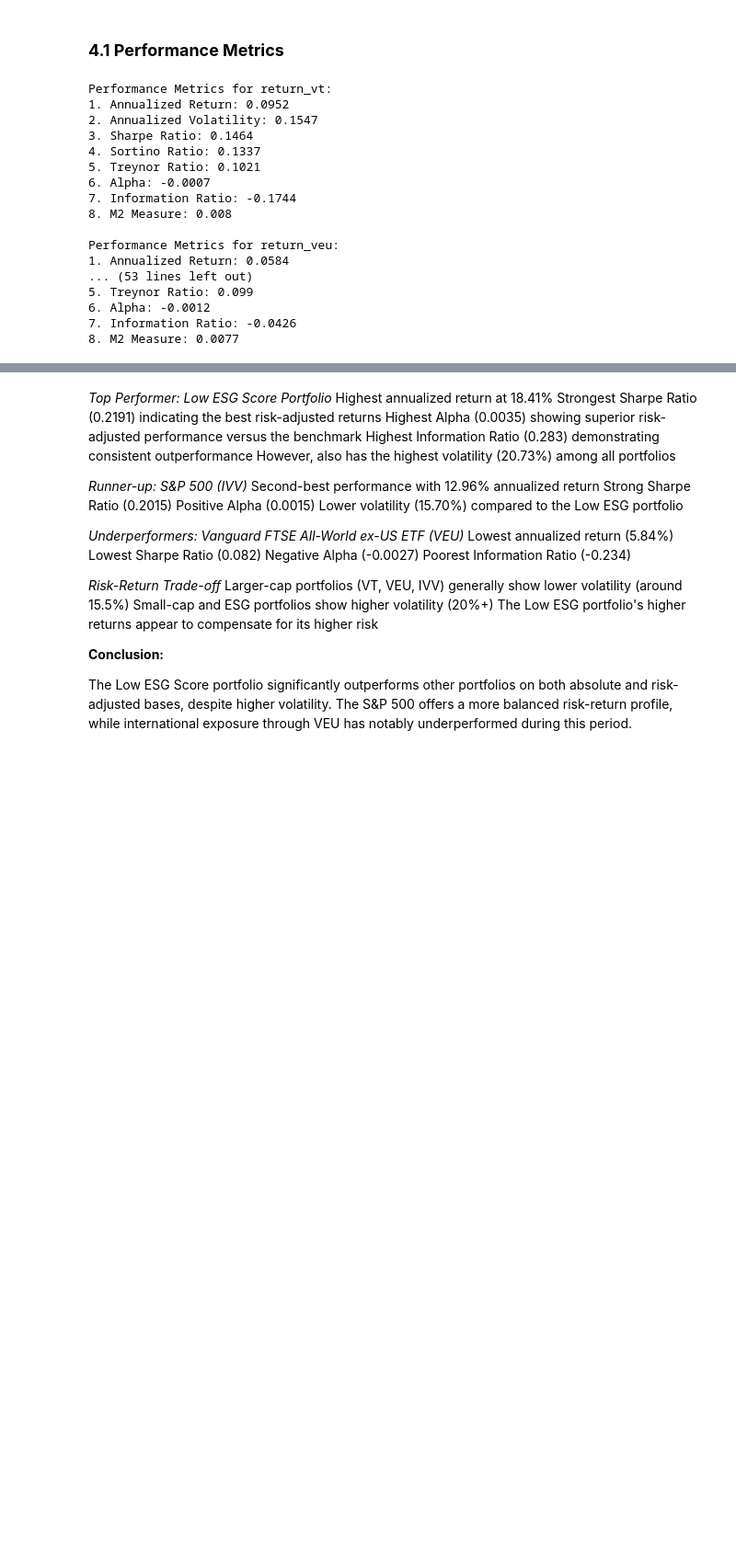
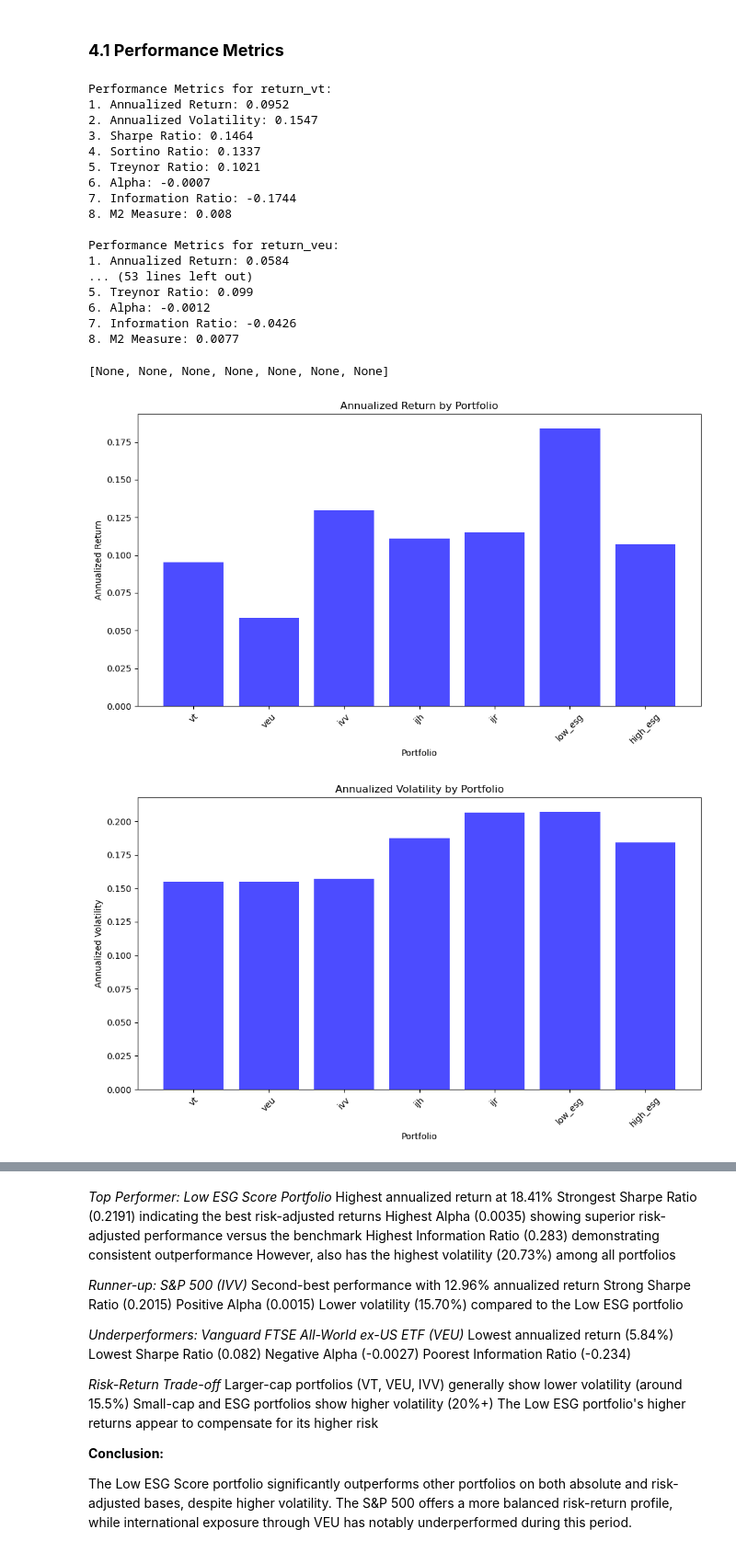
Before and after one commit to lkrsl/multi_factor_modelling_esg_factor_development, a Jupyter notebook: Part2_Factor_Analysis.ipynb, the cells around one changed output, grey strips where cells are left out. Shown at 92% size. Saved outputs shown, nothing was run; the diff lists cells and outputs as text; code cells hidden in the pictures; blank space fills up the shorter version.

Commit message:
changes and added some plots

```diff
--- a/Part2_Factor_Analysis.ipynb
+++ b/Part2_Factor_Analysis.ipynb
@@ -492,3 +492,18 @@ for y_col in y:
   model = runRegression(regression_data, y_col, X)
 
   models[y_col] = model
+# %%
+# Create image of each regression result
+for y_col, model in models.items():
+    fig, ax = plt.subplots(figsize=(12, 8))
+    ax.axis('off')
+    summary_str = model.summary().as_text()
+    ax.text(0.01, 0.99, summary_str, fontsize=10, fontfamily='monospace',
+            verticalalignment='top', horizontalalignment='left',
+            transform=ax.transAxes)
+    plt.title(f"Regression Results for {y_col}", fontsize=14, fontweight='bold')
+    plt.tight_layout()
+    filename = f"{y_col.replace(' ', '_')}_regression_results.png"
+    filepath = os.path.join("__figures", filename)
+    plt.savefig(filepath, dpi=300, bbox_inches='tight')
+    plt.close(fig)
@@ -790,8 +716,8 @@ def calculatePerformanceMetrics(data, column):
 # %%
 portfolios = ['vt', 'veu', 'ivv', 'ijh', 'ijr', 'low_esg', 'high_esg']
 
-for portfolio in portfolios:
-    calculatePerformanceMetrics(regression_data, f"return_{portfolio}")
+metrics = [calculatePerformanceMetrics(regression_data, f"return_{portfolio}") for portfolio in portfolios]
+metrics
 # %% [output]
 Performance Metrics for return_vt:
 1. Annualized Return: 0.0952
@@ -810,3 +736,47 @@ Performance Metrics for return_veu:
 6. Alpha: -0.0012
 7. Information Ratio: -0.0426
 8. M2 Measure: 0.0077
+[None, None, None, None, None, None, None]
+# %%
+def plotMetrics(data, portfolios):
+    metric_names = ['Annualized Return', 'Annualized Volatility', 'Sharpe Ratio',
+                    'Sortino Ratio', 'Treynor Ratio', 'Alpha',
+                    'Information Ratio', 'M2 Measure']
+
+    for i, metric in enumerate(metric_names):
+        values = []
+        for portfolio in portfolios:
+            if metric == 'Annualized Return':
+                values.append(getAnnualizedReturn(data, f"return_{portfolio}"))
+            elif metric == 'Annualized Volatility':
+                values.append(getAnnualizedVolatility(data, f"return_{portfolio}"))
+            elif metric == 'Sharpe Ratio':
+                values.append(getSharpeRatio(data, f"return_{portfolio}"))
+            elif metric == 'Sortino Ratio':
+                values.append(getSortinoRatio(data, f"return_{portfolio}"))
+            elif metric == 'Treynor Ratio':
+                values.append(getTreynorRatio(data, f"return_{portfolio}"))
+            elif metric == 'Alpha':
+                values.append(getAlpha(data, f"return_{portfolio}"))
+            elif metric == 'Information Ratio':
+                values.append(getInformationRatio(data, f"return_{portfolio}"))
+            elif metric == 'M2 Measure':
+                values.append(getM2Measure(data, f"return_{portfolio}"))
+
+        plt.figure(figsize=(10, 6))
+        plt.bar(portfolios, values, color='blue', alpha=0.7)
+        plt.title(f'{metric} by Portfolio')
+        plt.xlabel('Portfolio')
+        plt.ylabel(metric)
+        plt.xticks(rotation=45)
+        plt.tight_layout()
+        filename = f'{metric.replace(" ", "_")}_by_Portfolio.png'
+        filepath = os.path.join("__figures", filename)
+        plt.savefig(filepath, dpi=300, bbox_inches='tight')
+        plt.show()
+
+# Use the function
+plotMetrics(regression_data, portfolios)
+# %% [output]
+[figure, added]
+[figure, added]
```
Also changed, not shown: parts of 3 cells of this notebook, 13 other files.
